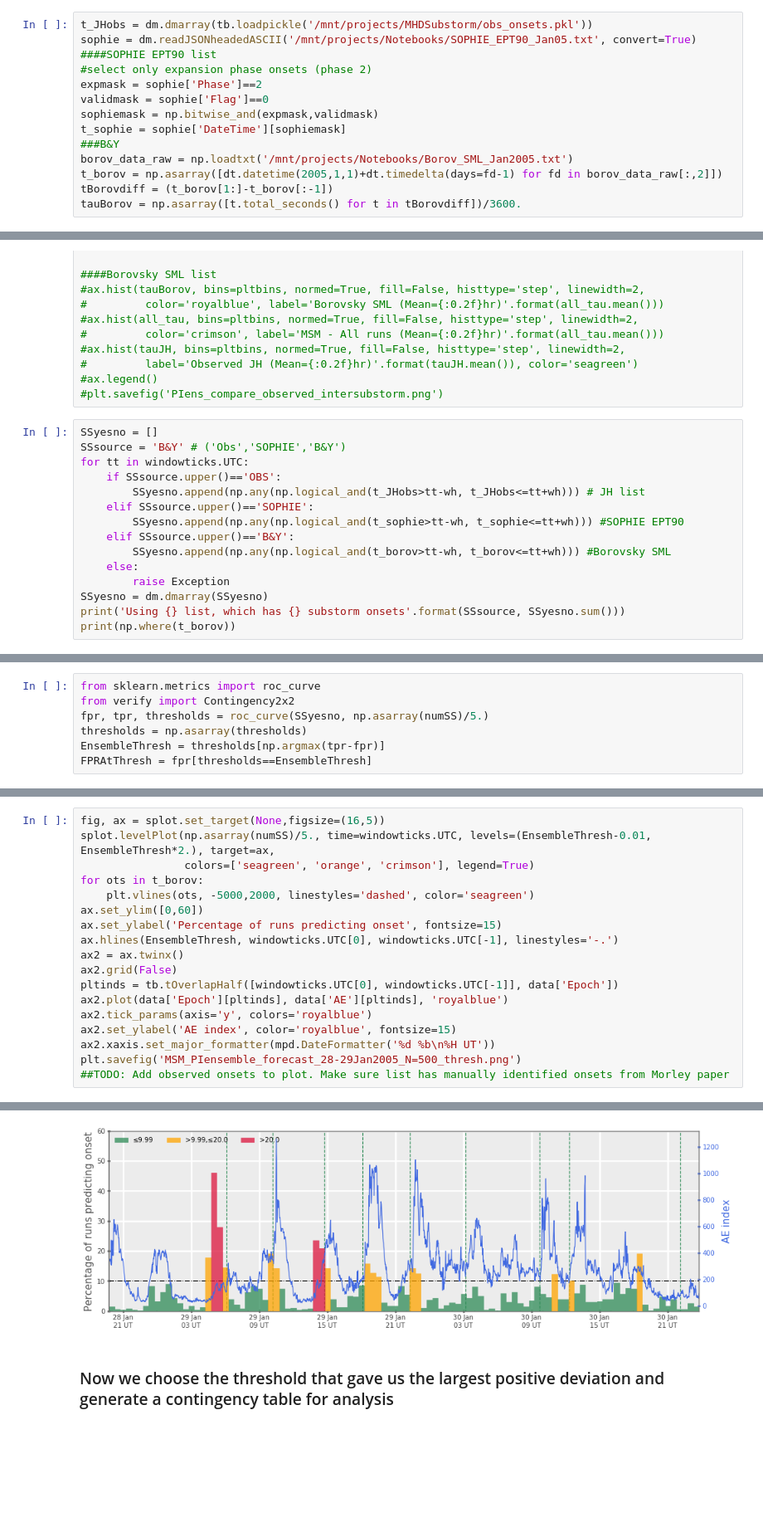
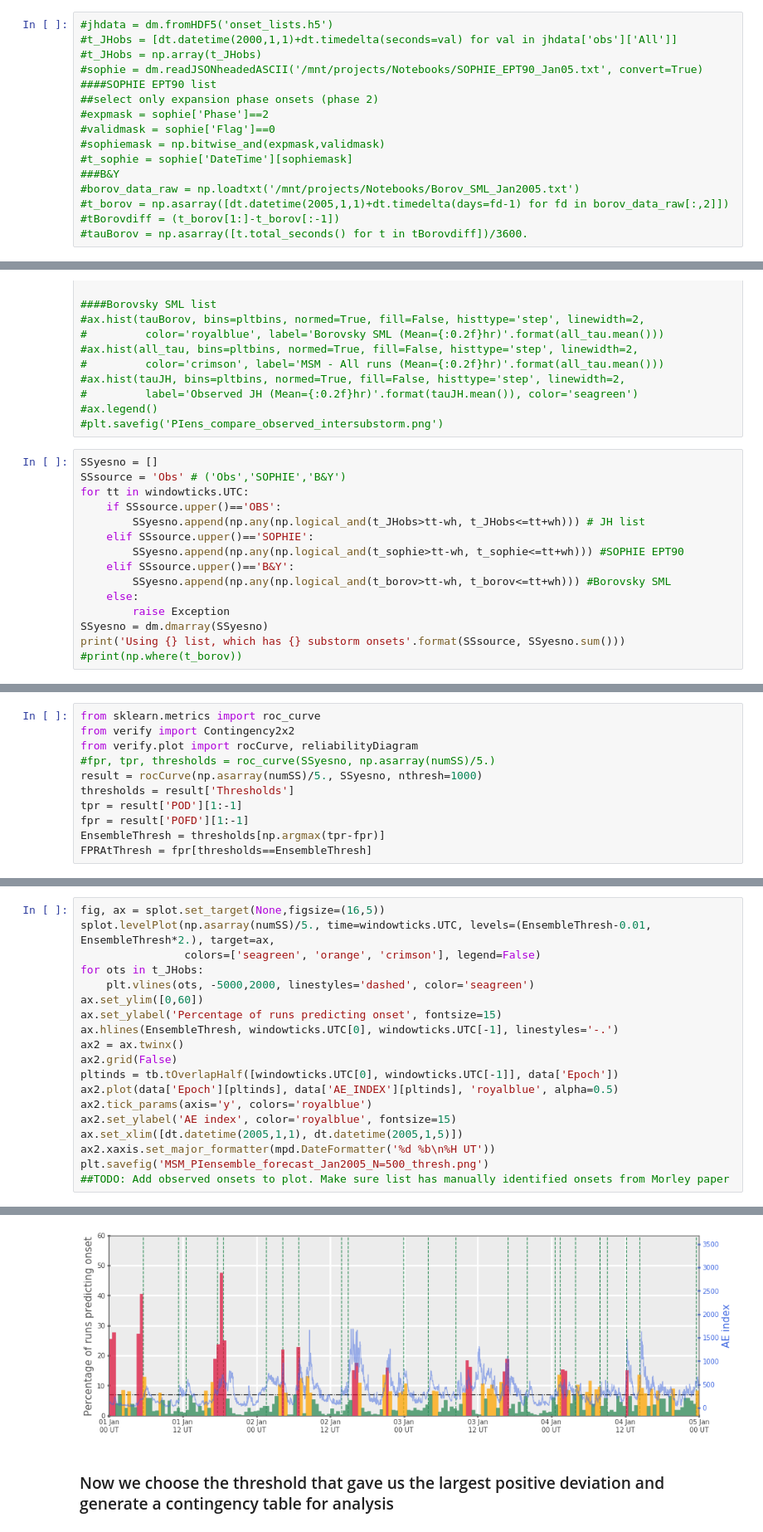
Before and after one commit to drsteve/MinimalSubstormModel, a Jupyter notebook: Notebooks/Perturbed input ensemble run of MSM.ipynb, the cells around one changed output, grey strips where cells are left out. Shown at 83% size. Saved outputs shown, nothing was run; the diff lists cells and outputs as text; blank space fills up the shorter version.

```diff
--- a/Notebooks/Perturbed input ensemble run of MSM.ipynb
+++ b/Notebooks/Perturbed input ensemble run of MSM.ipynb
@@ -203,17 +234,19 @@ plt.savefig('PIens_Jan2005_Vsw_Bz.png')
 # %% [markdown]
 ## Now let's get a sequence of observed substorms to test against...
 # %%
-t_JHobs = dm.dmarray(tb.loadpickle('/mnt/projects/MHDSubstorm/obs_onsets.pkl'))
-sophie = dm.readJSONheadedASCII('/mnt/projects/Notebooks/SOPHIE_EPT90_Jan05.txt', convert=True)
+#jhdata = dm.fromHDF5('onset_lists.h5')
+#t_JHobs = [dt.datetime(2000,1,1)+dt.timedelta(seconds=val) for val in jhdata['obs']['All']]
+#t_JHobs = np.array(t_JHobs)
+#sophie = dm.readJSONheadedASCII('/mnt/projects/Notebooks/SOPHIE_EPT90_Jan05.txt', convert=True)
 ####SOPHIE EPT90 list
-#select only expansion phase onsets (phase 2)
-expmask = sophie['Phase']==2
-validmask = sophie['Flag']==0
-sophiemask = np.bitwise_and(expmask,validmask)
-t_sophie = sophie['DateTime'][sophiemask]
+##select only expansion phase onsets (phase 2)
+#expmask = sophie['Phase']==2
+#validmask = sophie['Flag']==0
+#sophiemask = np.bitwise_and(expmask,validmask)
+#t_sophie = sophie['DateTime'][sophiemask]
 ###B&Y
-borov_data_raw = np.loadtxt('/mnt/projects/Notebooks/Borov_SML_Jan2005.txt')
-t_borov = np.asarray([dt.datetime(2005,1,1)+dt.timedelta(days=fd-1) for fd in borov_data_raw[:,2]])
-tBorovdiff = (t_borov[1:]-t_borov[:-1])
-tauBorov = np.asarray([t.total_seconds() for t in tBorovdiff])/3600.
+#borov_data_raw = np.loadtxt('/mnt/projects/Notebooks/Borov_SML_Jan2005.txt')
+#t_borov = np.asarray([dt.datetime(2005,1,1)+dt.timedelta(days=fd-1) for fd in borov_data_raw[:,2]])
+#tBorovdiff = (t_borov[1:]-t_borov[:-1])
+#tauBorov = np.asarray([t.total_seconds() for t in tBorovdiff])/3600.
 # %%
@@ -277,7 +310,7 @@ if 1==0:
 #plt.savefig('PIens_compare_observed_intersubstorm.png')
 # %%
 SSyesno = []
-SSsource = 'B&Y' # ('Obs','SOPHIE','B&Y')
+SSsource = 'Obs' # ('Obs','SOPHIE','B&Y')
 for tt in windowticks.UTC:
     if SSsource.upper()=='OBS':
         SSyesno.append(np.any(np.logical_and(t_JHobs>tt-wh, t_JHobs<=tt+wh))) # JH list
@@ -289,5 +322,5 @@ for tt in windowticks.UTC:
         raise Exception
 SSyesno = dm.dmarray(SSyesno)
 print('Using {} list, which has {} substorm onsets'.format(SSsource, SSyesno.sum()))
-print(np.where(t_borov))
+#print(np.where(t_borov))
 # %% [output]
@@ -305,7 +328,11 @@ Using B&Y list, which has 9 substorm onsets
 # %%
 from sklearn.metrics import roc_curve
 from verify import Contingency2x2
-fpr, tpr, thresholds = roc_curve(SSyesno, np.asarray(numSS)/5.)
-thresholds = np.asarray(thresholds)
+from verify.plot import rocCurve, reliabilityDiagram
+#fpr, tpr, thresholds = roc_curve(SSyesno, np.asarray(numSS)/5.)
+result = rocCurve(np.asarray(numSS)/5., SSyesno, nthresh=1000)
+thresholds = result['Thresholds']
+tpr = result['POD'][1:-1]
+fpr = result['POFD'][1:-1]
 EnsembleThresh = thresholds[np.argmax(tpr-fpr)]
 FPRAtThresh = fpr[thresholds==EnsembleThresh]
@@ -348,8 +449,8 @@ Number of runs with 0/-ve skill: 0
 # %%
 fig, ax = splot.set_target(None,figsize=(16,5))
 splot.levelPlot(np.asarray(numSS)/5., time=windowticks.UTC, levels=(EnsembleThresh-0.01, EnsembleThresh*2.), target=ax,
-                colors=['seagreen', 'orange', 'crimson'], legend=True)
-for ots in t_borov:
+                colors=['seagreen', 'orange', 'crimson'], legend=False)
+for ots in t_JHobs:
     plt.vlines(ots, -5000,2000, linestyles='dashed', color='seagreen')
 ax.set_ylim([0,60])
 ax.set_ylabel('Percentage of runs predicting onset', fontsize=15)
@@ -357,10 +458,11 @@ ax.hlines(EnsembleThresh, windowticks.UTC[0], windowticks.UTC[-1], linestyles='-
 ax2 = ax.twinx()
 ax2.grid(False)
 pltinds = tb.tOverlapHalf([windowticks.UTC[0], windowticks.UTC[-1]], data['Epoch'])
-ax2.plot(data['Epoch'][pltinds], data['AE'][pltinds], 'royalblue')
+ax2.plot(data['Epoch'][pltinds], data['AE_INDEX'][pltinds], 'royalblue', alpha=0.5)
 ax2.tick_params(axis='y', colors='royalblue')
 ax2.set_ylabel('AE index', color='royalblue', fontsize=15)
+ax.set_xlim([dt.datetime(2005,1,1), dt.datetime(2005,1,5)])
 ax2.xaxis.set_major_formatter(mpd.DateFormatter('%d %b\n%H UT'))
-plt.savefig('MSM_PIensemble_forecast_28-29Jan2005_N=500_thresh.png')
+plt.savefig('MSM_PIensemble_forecast_Jan2005_N=500_thresh.png')
 ##TODO: Add observed onsets to plot. Make sure list has manually identified onsets from Morley paper
 # %% [output]
@@ -367,4 +471,4 @@ plt.savefig('MSM_PIensemble_forecast_28-29Jan2005_N=500_thresh.png')
-[figure, old version]
+[figure, new version]
 # %% [markdown]
 ### Now we choose the threshold that gave us the largest positive deviation and generate a contingency table for analysis
 # %%
```
Also changed, not shown: parts of 31 cells of this notebook.
